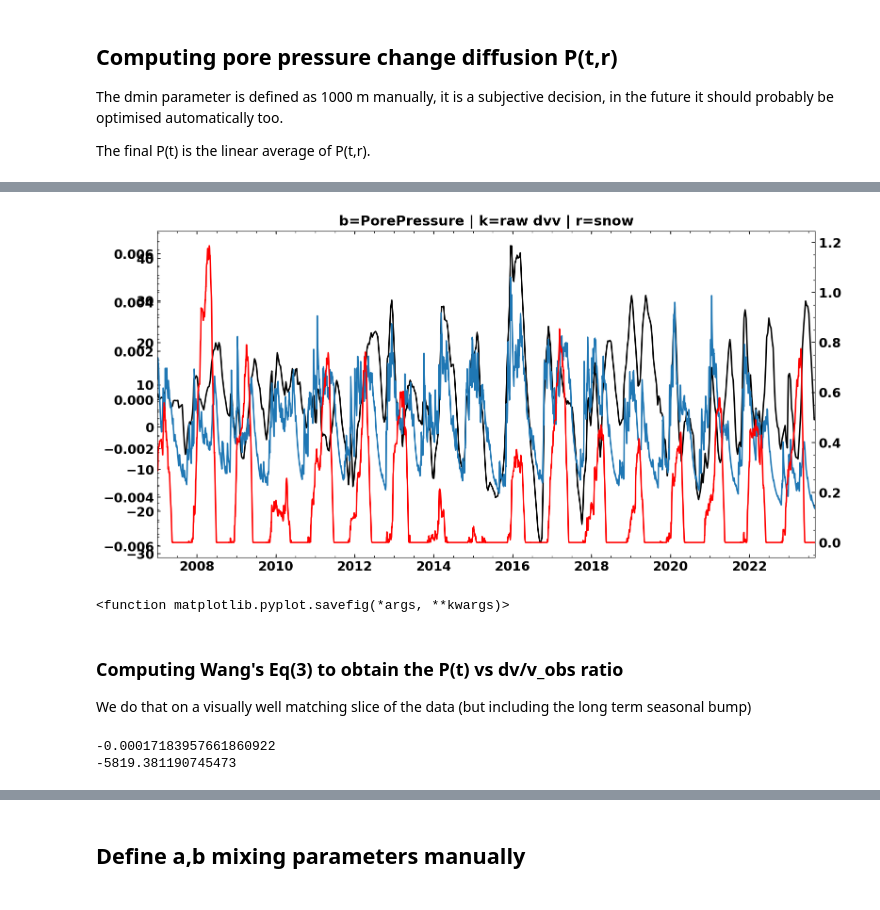
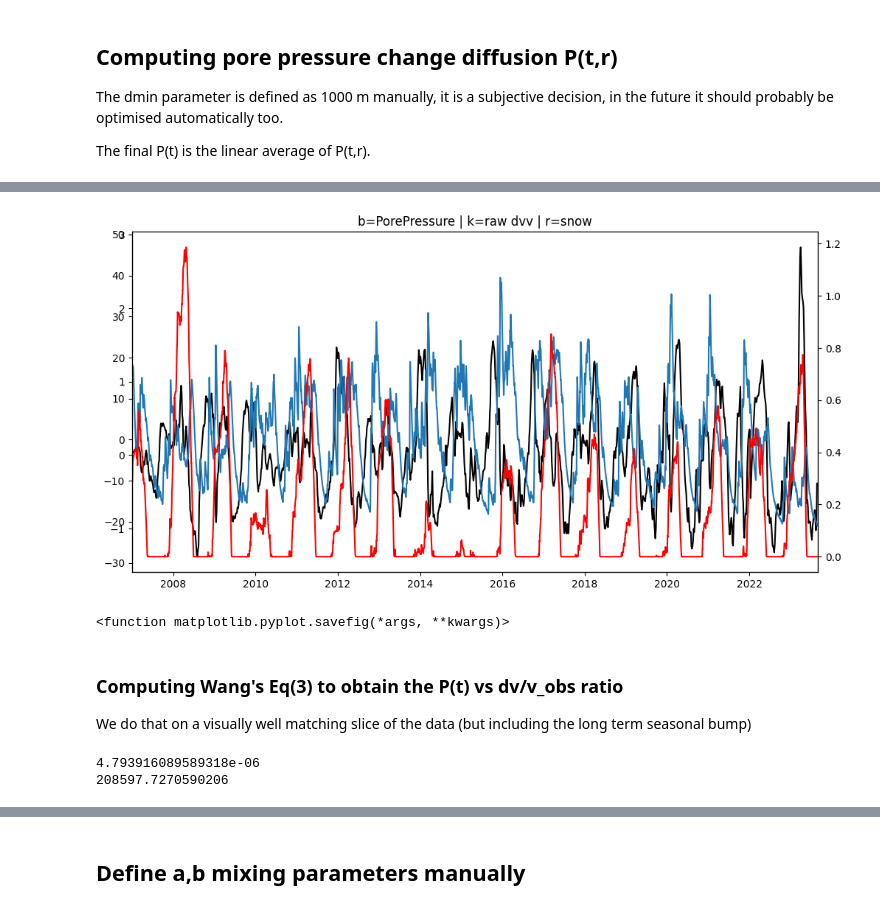
Before and after one commit to Denolle-Lab/Mt-St-Helens, a Jupyter notebook: pore_pressure_pm_spatial.ipynb, the cells around one changed output, grey strips where cells are left out. Saved outputs shown, nothing was run; the diff lists cells and outputs as text; code cells hidden in the pictures.

```diff
--- a/pore_pressure_pm_spatial.ipynb
+++ b/pore_pressure_pm_spatial.ipynb
@@ -125,3 +132,26 @@ dv = dv[15, 19, :]
+# %%
+from seismic.monitor.dv import read_dv
+from obspy.signal.filter import highpass
+
+freq = 1.0
+infiles = glob.glob(f'/home/pm/Documents_sync/PhD/StHelens/dv/with_sim_mat/UW_average_{freq}.npz')
+
+
+for infile in infiles:
+    dv_av = read_dv(infile)
+    nani = np.isnan(dv_av.corr)
+    df = dv_av.stats.corr_start[1]-dv_av.stats.corr_start[0]
+    filtfreq = 1/(365.25*24*60*60*2)
+    dv_single = highpass(
+        np.nan_to_num(dv_av.value, copy=True), filtfreq, df, corners=4, zerophase=True)
+
+    dv_single = dv_single[~nani]
+    # w, h = signal.freqs(b, a)
+    # dv_single =dv_av.value[dv_av.avail]
+    date_single = [UTCDateTime(_t).datetime for _t in np.array(dv_av.stats.corr_start)[dv_av.avail]]
+
+# dv = dv_single
+# date = date_single
 # %%
 from scipy.interpolate import interp1d
 
@@ -193,8 +223,8 @@ in the future it should probably be optimised automatically too.
 The final P(t) is the linear average of P(t,r).
 # %%
 
-c = .5 #1.0  # diffusivity
-c2 = .4  # Is there a diffusitivity change after eruption?
+c = .25 #1.0  # diffusivity
+c2 = .5  # Is there a diffusitivity change after eruption?
 alpha1 = c
 alpha2 = c2
 dt = 86400.0
@@ -235,6 +265,8 @@ for t in range(len(pluvio)):
         pluvio.loc[pluvio.index[t],"Pdiff2_%i"%r] = b2
 
 pluvio["P"] /= len(depths)
+# smooth P
+pluvio["P"] = pluvio["P"].rolling(25, center=True).mean()
 pluvio["Pdiff2_"] /= len(depths)
 # %%
 all = np.asarray([pluvio["P%i"%i] for i in depths])
@@ -279,22 +296,22 @@ plt.gca().xaxis.set_major_locator(mpl.dates.AutoDateLocator())
 # %%
 # pluvio = pluvio.loc["2013-01-01":]
 pluvio["P"] = detrend(pluvio["P"])
 pluvio["Pdiff2_"] = detrend(pluvio["Pdiff2_"])
 
 
-plt.plot(np.array(pluvio['date'])[~np.isnan(pluvio['dv'])], np.array(pluvio["dv"])[~np.isnan(pluvio['dv'])], c='k')
+plt.plot(np.array(pluvio['date'])[~np.isnan(pluvio['dv'])], -100*np.array(pluvio["dv"])[~np.isnan(pluvio['dv'])], c='k')
 plt.twinx()
 plt.plot(list(pluvio['date']), list(pluvio["P"]))
 plt.twinx()
 plt.plot(pluvio['date'], pluvio["snow depth"], c='r')
 plt.title("b=PorePressure | k=raw dvv | r=snow")
 plt.gca().xaxis.set_major_locator(mpl.dates.AutoDateLocator())
 # before 2007 dv is not great
 plt.xlim(datetime.datetime(2007, 1, 1), datetime.datetime(2023, 9, 1))
 plt.show()
 plt.savefig
 # %% [output]
-[figure, old version]
+[figure, new version]
 <function matplotlib.pyplot.savefig(*args, **kwargs)>
 # %%
 # from scipy.interpolate import interp1d
@@ -314,7 +331,7 @@ We do that on a visually well matching slice of the data (but including the long
 # %%
 pluvio = pluvio.dropna()
 # modelled dv/v
-ii = np.all(["2017-6-01">pluvio['date'], pluvio['date']>"2011-01-01"], axis=0)
+ii = np.all(["2022-6-01">pluvio['date'], pluvio['date']>"2008-01-01"], axis=0)
 sliced = pluvio[["P", "Pdiff2_", "dtt", 'snow depth']].loc[ii].copy()
 #sliced = pluvio[["P","dtt"]].loc["2013-03-01":"2013-06-01"].copy()
 sliced["P"] = detrend(sliced["P"])
@@ -336,8 +353,8 @@ print(ratio)
 predicted = sliced.dtt.mean() + ratio * (sliced["P"]-sliced["P"].mean())
 print(1./ratio)
 # %% [output]
--0.00017183957661860922
--5819.381190745473
+4.793916089589318e-06
+208597.7270590206
 # %%
 fig = plt.figure(figsize=(8,6))
 plt.plot(sliced.index, sliced.dtt, label= 'dtt')
```
Also changed, not shown: parts of 17 cells of this notebook, 3 other files.
